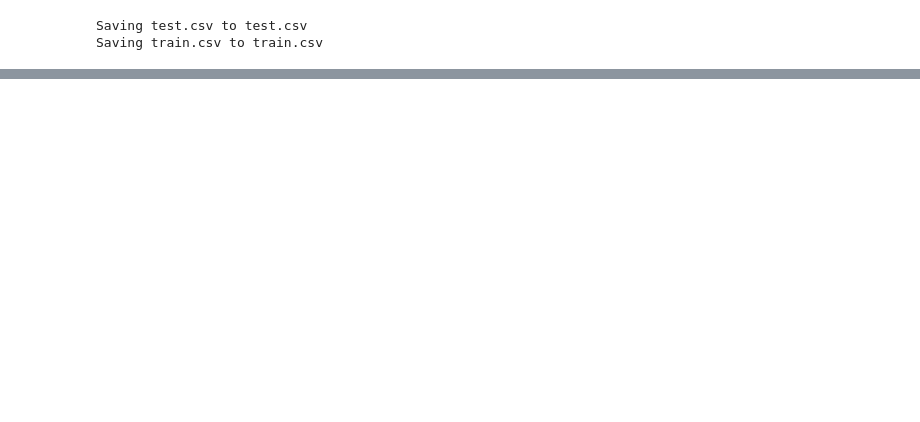
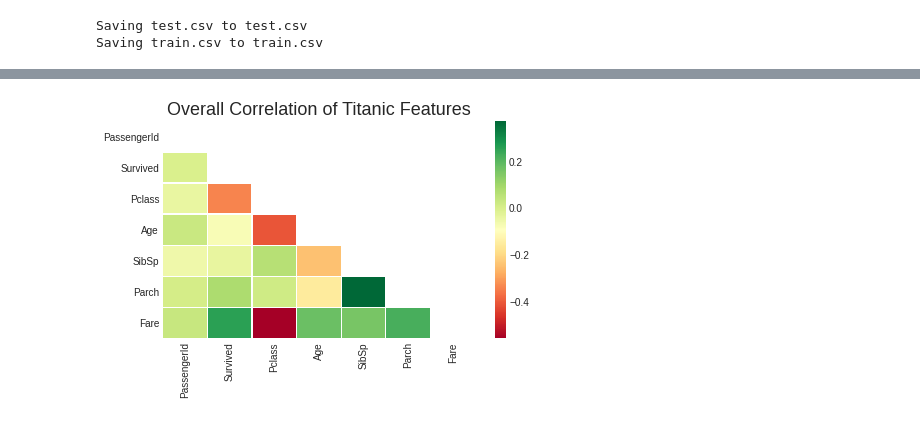
Before and after one commit to Clary0122/Titanic_challenge, a Jupyter notebook: 타이타닉_캐글.ipynb, the cells around one changed output, grey strips where cells are left out. Cells and saved outputs as stored; diff of their text form; code cells hidden in the pictures; blank space fills up the shorter version.

```diff
--- a/타이타닉_캐글.ipynb
+++ b/타이타닉_캐글.ipynb
@@ -55,0 +533,24 @@ data
+# %%
+# Co-relation 매트릭스
+corr = data.corr()
+#변수 corr 에 data 데이터셋에 콜리레이션을 만드는 함수를 ( .corr()) 붙인 것을 넣었습니다.
+# print(corr)
+
+# 마스크 셋업
+mask = np.zeros_like(corr, dtype=np.bool)
+# 여기에 0으로 된 매트릭스를 마스크에 붙입니다. 모양을 만드는 것이지요
+# 앞에 보시면 corr에서 관계 숫자는 만들어졌고 mask 는 같은 모양의 매트릭스는 만들었는데 모두 0이 아니니 False로 뜨지요?
+# print(mask)
+
+mask[np.triu_indices_from(mask)] = True
+# 그래프 셋업
+plt.figure(figsize=(7, 4))
+# 그래프를 그릴 그림판을 만드는 것입니다
+# 그래프 타이틀
+plt.title('Overall Correlation of Titanic Features', fontsize=18)
+#타이틀도 넣으니 뭔가 만들어 졌지요
+#  Co-relation 매트릭스 런칭
+sns.heatmap(corr, mask=mask, annot=False,cmap='RdYlGn', linewidths=0.2, annot_kws={'size':20})
+plt.show()
+# %% [output]
+[figure, added]
```
Also changed, not shown: parts of 186 cells of this notebook.
